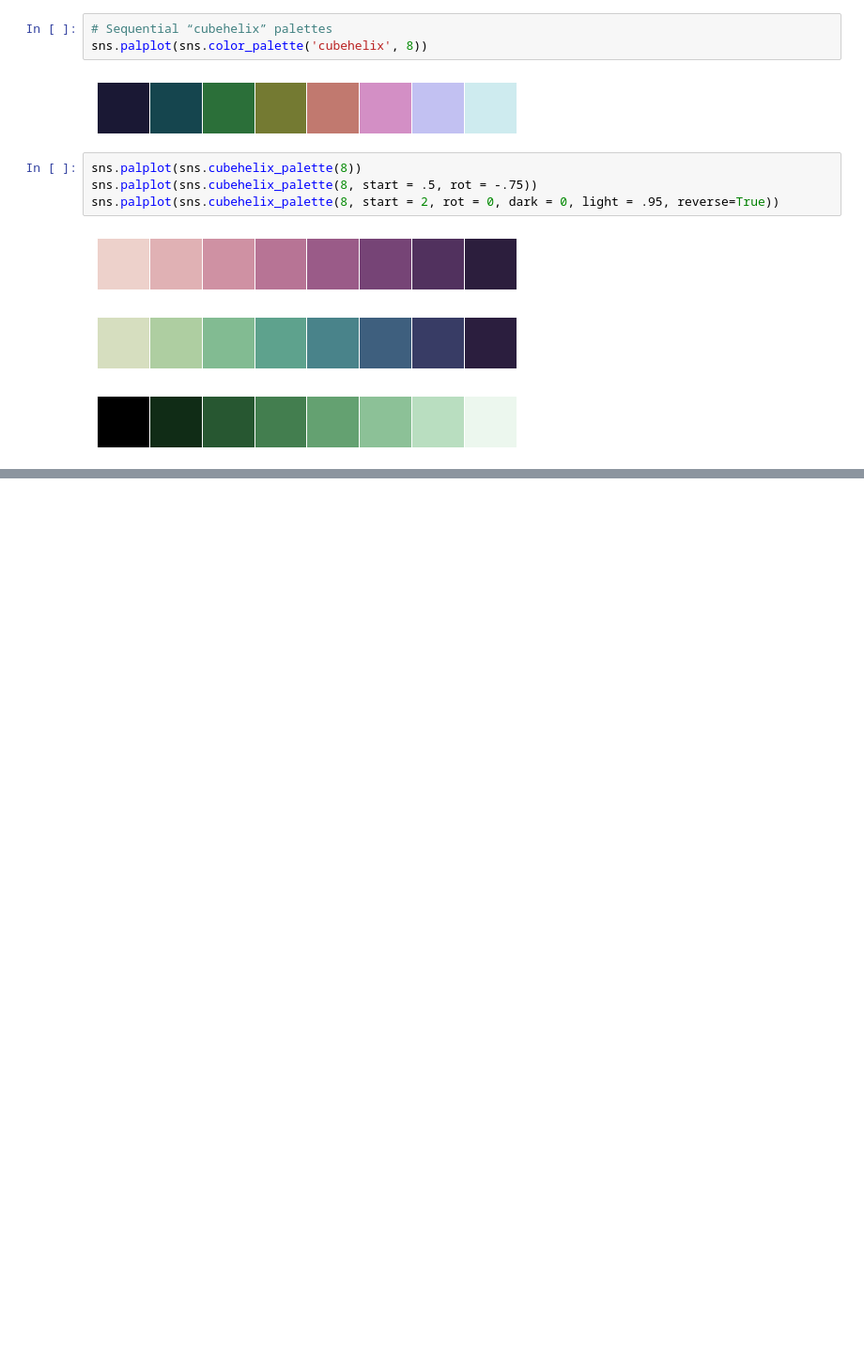
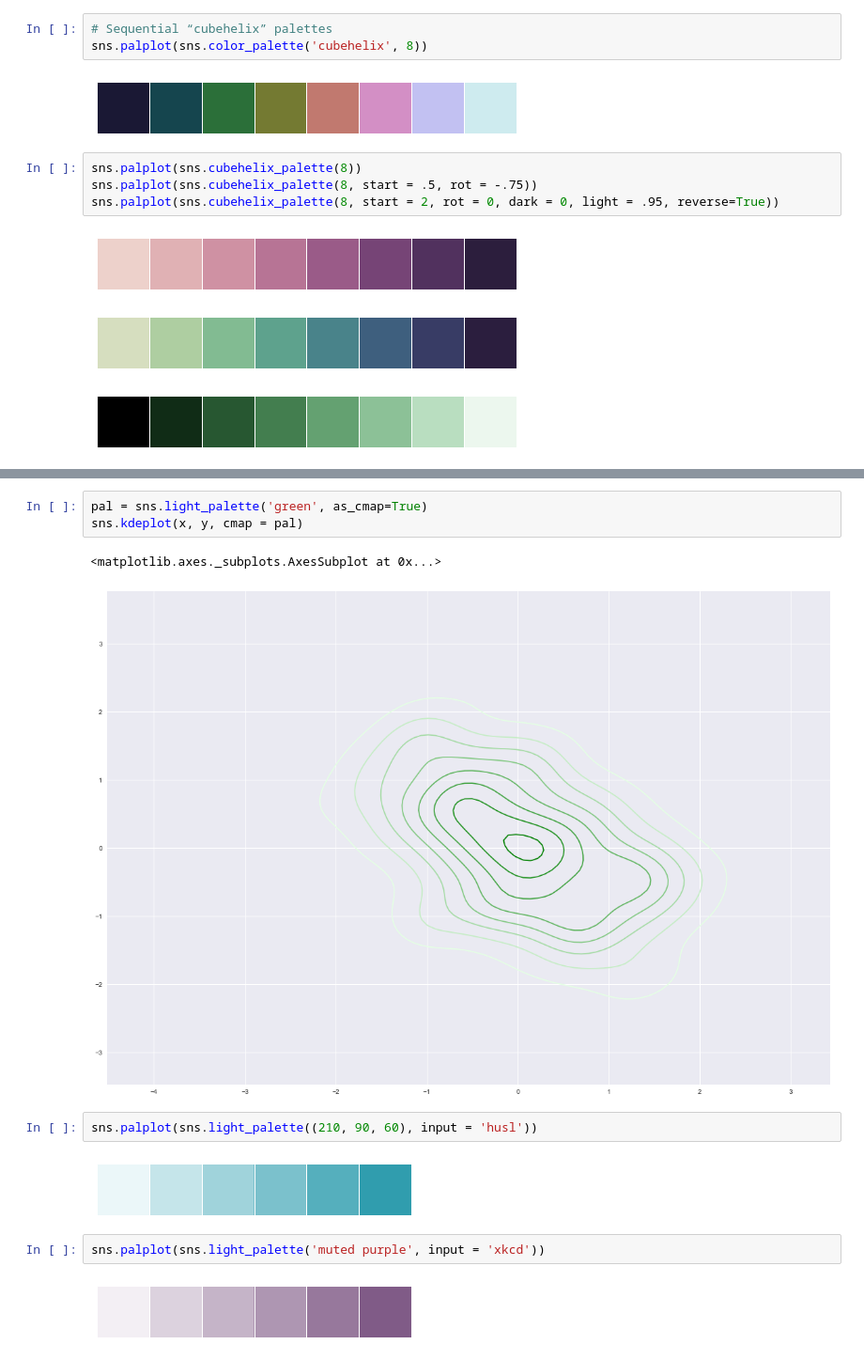
Before and after one commit to Jeremy001/Jeremy-python, a Jupyter notebook: matplotlib/seaborn.ipynb, the cells around one changed output, grey strips where cells are left out. Shown at 94% size. Drawn from its saved outputs; the diff is of its cells as text; blank space fills up the shorter version.

```diff
--- a/matplotlib/seaborn.ipynb
+++ b/matplotlib/seaborn.ipynb
@@ -261,0 +275,14 @@ sns.kdeplot(x, y, cmap = cmap, shade = True)
+# %%
+pal = sns.light_palette('green', as_cmap=True)
+sns.kdeplot(x, y, cmap = pal)
+# %% [output]
+<matplotlib.axes._subplots.AxesSubplot at 0x...>
+[figure, added]
+# %%
+sns.palplot(sns.light_palette((210, 90, 60), input = 'husl'))
+# %% [output]
+[figure, added]
+# %%
+sns.palplot(sns.light_palette('muted purple', input = 'xkcd'))
+# %% [output]
+[figure, added]
```
Also changed, not shown: parts of 7 cells of this notebook.
